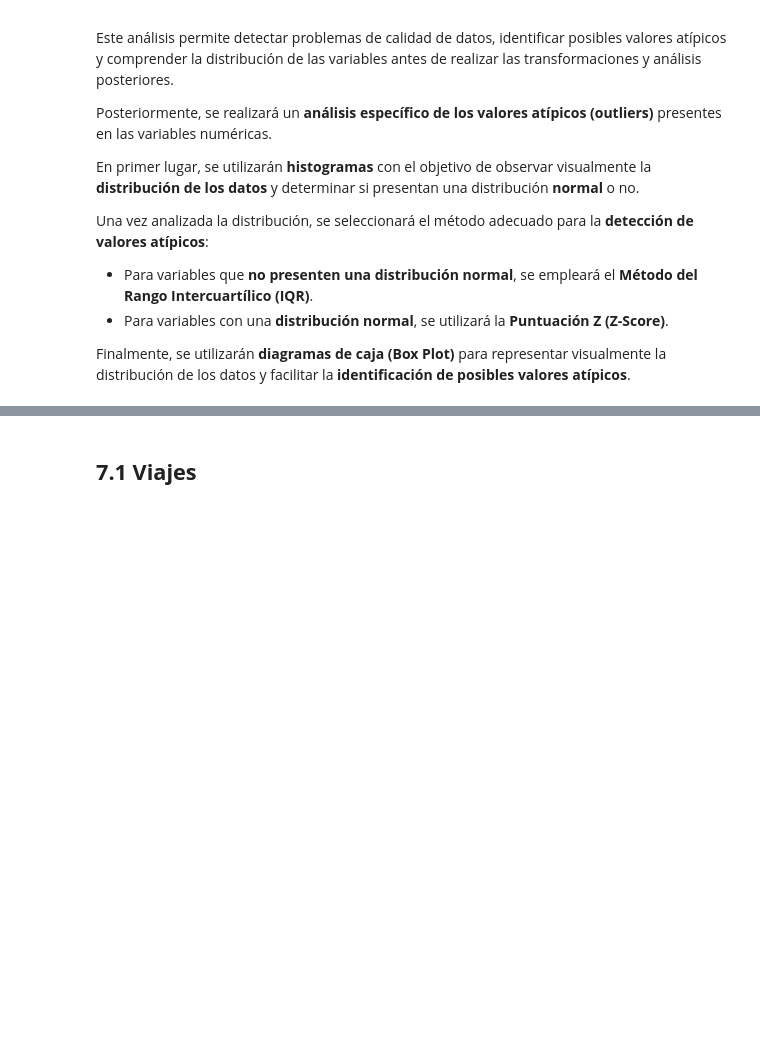
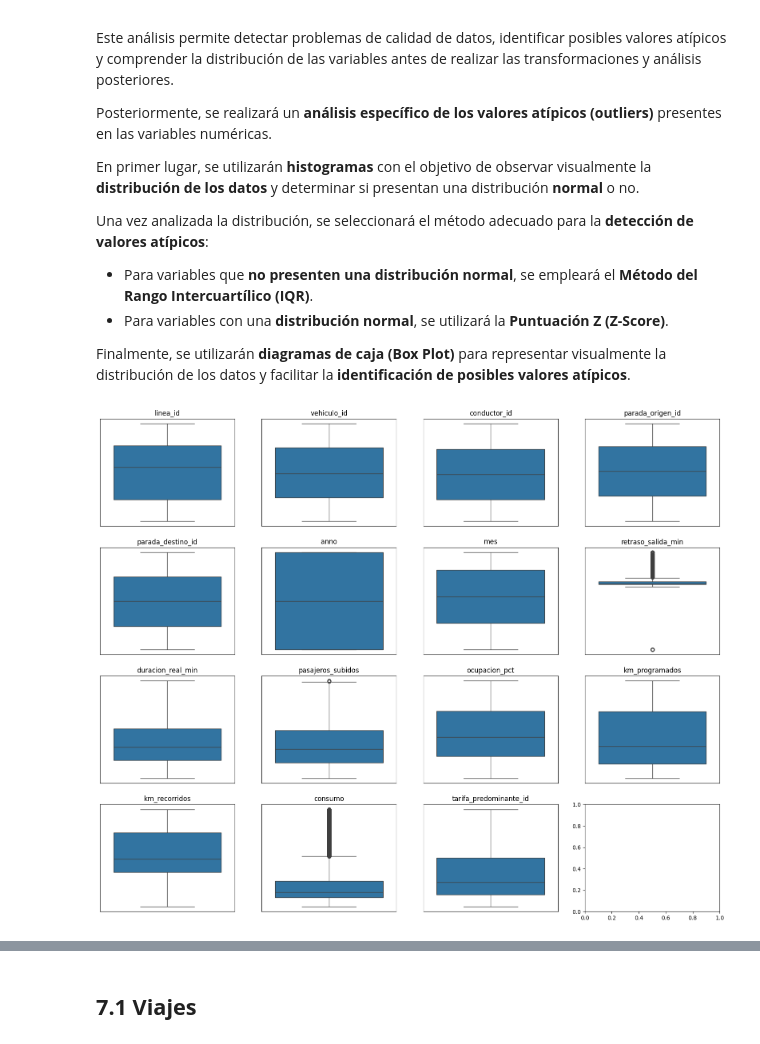
Before and after one commit to Arevaliis/metrobus-data-analytics, a Jupyter notebook: notebooks/01_eda.ipynb, the cells around one changed output, grey strips where cells are left out. Saved outputs shown, nothing was run; the diff lists cells and outputs as text; code cells hidden in the pictures; blank space fills up the shorter version.

Commit message:
feat: implementar función para visualizar boxplots de todas las columnas numéricas del DataFrame

```diff
--- a/notebooks/01_eda.ipynb
+++ b/notebooks/01_eda.ipynb
@@ -231,0 +300,4 @@ def crear_tabla_metadatos(df):
+# %%
+crear_boxplot_general(df_viajes.select_dtypes(include="number"))
+# %% [output]
+[figure, added]
```
Also changed, not shown: parts of 54 cells of this notebook.
